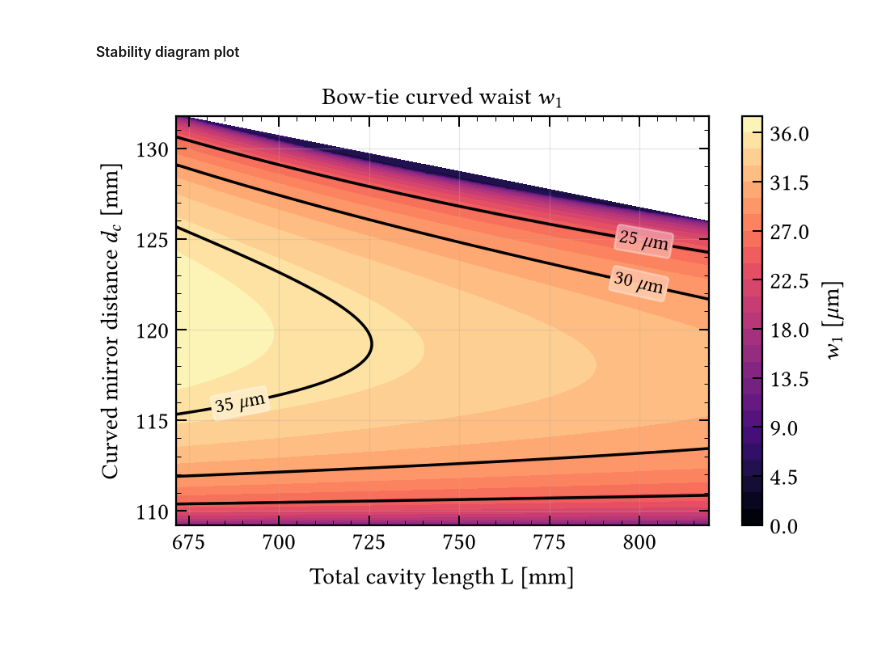
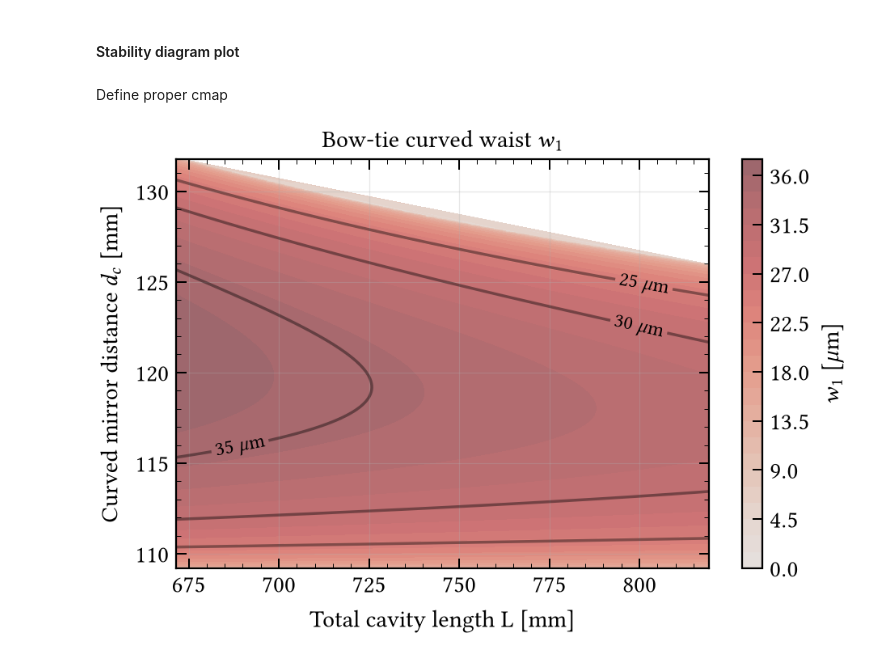
Before and after one commit to eq15t-panda/PANDASimulation, a Jupyter notebook: cavity/cavity.ipynb, the cells around one changed output. Cells and saved outputs as stored; diff of their text form; code cells hidden in the pictures; blank space fills up the shorter version.

Commit message:
Improved colormap in stability plot for better readability

```diff
--- a/cavity/cavity.ipynb
+++ b/cavity/cavity.ipynb
@@ -490,13 +491,29 @@ y_plot = y[mask]
 z_plot = z[mask]
 
 tri = Triangulation(x_plot, y_plot)
+# %% [markdown]
+Define proper cmap
+# %%
+custom_red = LinearSegmentedColormap.from_list(
+    "optical_red",
+    [
+        (0.00, "#FFF0EE"),
+        (0.20, "#FFD3CC"),
+        (0.40, "#FFA59B"),
+        (0.60, "#FF968B"),
+        (0.80, "#FF746C"),
+        (1.00, "#FF4A3B"),
+    ],
+    N=256
+)
+
+# cmap = plt.cm.Reds(np.arange(plt.cm.Reds.N))
+cmap = cmap_map(lambda x: x/2 + 0.4, cm.Reds)
 # %%
 fig, ax = plt.subplots()
 
 # Discretized filled contour
 levels_fill = np.arange(threshold, 38, 1.5)  # 1 µm steps
-
-cmap = plt.get_cmap("magma").copy()
 
 cf = ax.tricontourf(
     tri,
@@ -516,7 +533,8 @@ CS = ax.tricontour(
     z_plot,
     levels=levels,
     colors="black",
-    linewidths=1.4
+    linewidths=1.4,
+    alpha=0.4
 )
 
 ax.set_xlabel("Total cavity length L [mm]")
@@ -568,40 +586,33 @@ for segs in CS.allsegs:
     # Normalize by axis extent so units don't skew the comparison
     ax_w = xmax - xmin
     ax_h = ymax - ymin
     slopes = np.abs((dy / ax_h) / (dx / ax_w + 1e-9))  # aspect-corrected |dy/dx|
 
     idx = np.argmin(slopes)
     pos = (
         0.5 * (seg_safe[idx, 0] + seg_safe[idx + 1, 0]),
         0.5 * (seg_safe[idx, 1] + seg_safe[idx + 1, 1]),
     )
 
     label_positions.append(tuple(seg_safe[idx]))
 
 texts = ax.clabel(
     CS,
     inline=True,
     fontsize=10,
     fmt=r"%d $\mu$m",
     manual=label_positions
 )
 
 for txt in texts:
     txt.set_color("black")
     # txt.set_path_effects([
     #     pe.withStroke(linewidth=4, foreground="white")
     # ])
 
-    txt.set_bbox(dict(
-        boxstyle="round,pad=0.15",
-        facecolor="white",
-        edgecolor="white",
-        alpha=0.35,        # slight transparency so colormap shows through a touch
-    ))
-
 # plt.tight_layout()
 plt.show()
 # %% [output]
-[figure, old version]
+[figure, new version]
 # %%
 fig.savefig("./figure/" + "coupler_7_stable_cavity.svg", dpi=300)
```
Also changed, not shown: parts of 4 cells of this notebook, 1 other file.
